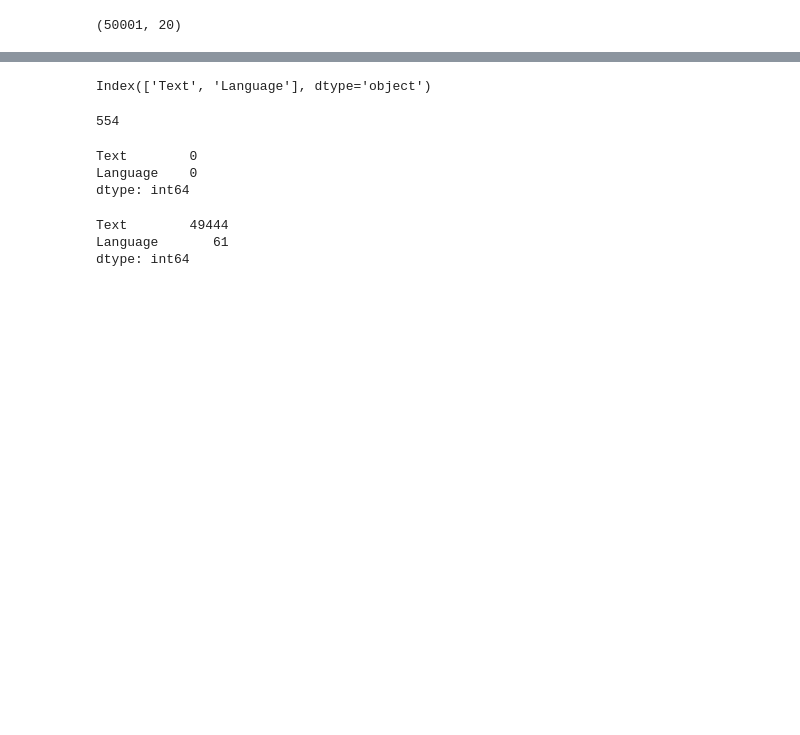
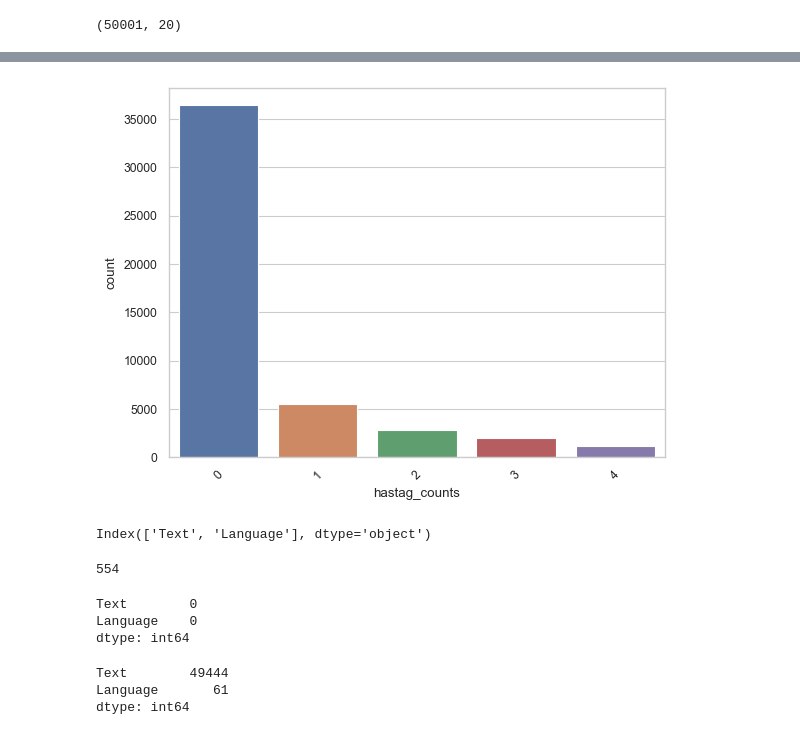
Before and after one commit to HABDULLAHF/Lab_final, a Jupyter notebook: 2020023_labfinal.ipynb, the cells around one changed output, grey strips where cells are left out. Saved outputs shown, nothing was run; the diff lists cells and outputs as text; code cells hidden in the pictures; blank space fills up the shorter version.

```diff
--- a/2020023_labfinal.ipynb
+++ b/2020023_labfinal.ipynb
@@ -56,0 +102,6 @@ y = df['Language']  # Target variable
+# %%
+sns.countplot(data=df, x='hastag_counts', order=df["hastag_counts"].value_counts().index[:5])
+plt.xticks(rotation=45)
+plt.show()
+# %% [output]
+[figure, added]
```
Also changed, not shown: parts of 27 cells of this notebook.
